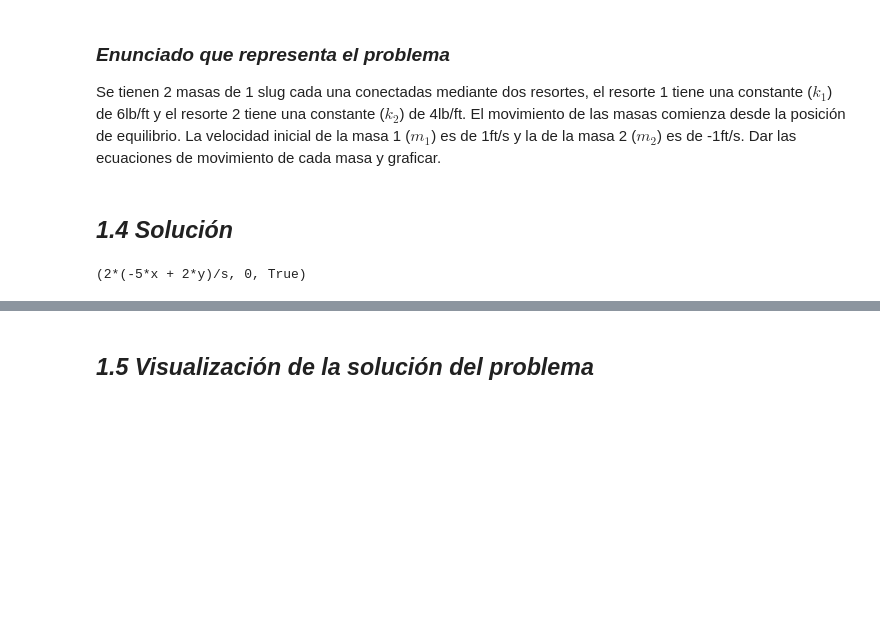
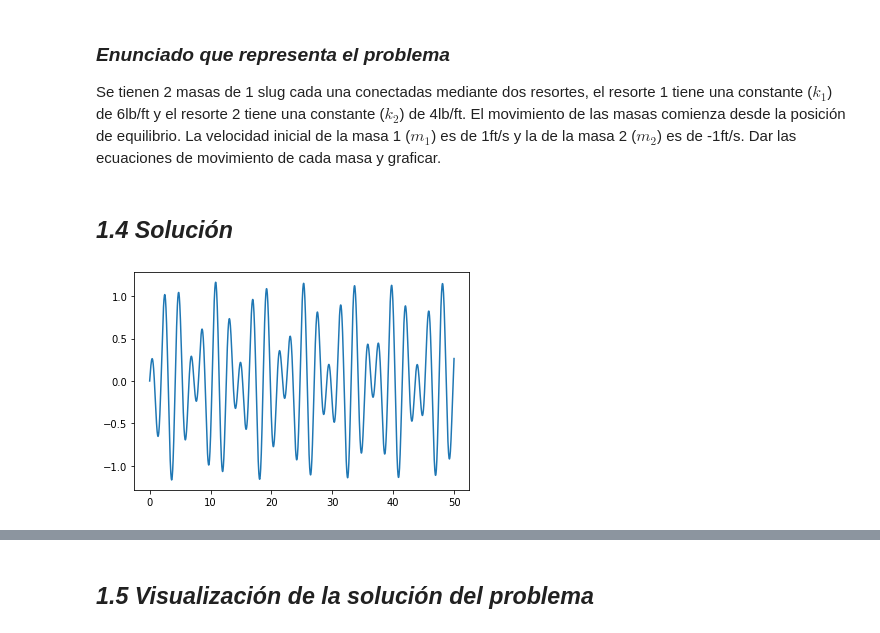
Before and after one commit to JabberTheWock/Proyecto_modulo3, a Jupyter notebook: PM3_HernandezR_MorenoH_CastellanosM.ipynb, the cells around one changed output, grey strips where cells are left out. Cells and saved outputs as stored; diff of their text form; code cells hidden in the pictures; blank space fills up the shorter version.

```diff
--- a/PM3_HernandezR_MorenoH_CastellanosM.ipynb
+++ b/PM3_HernandezR_MorenoH_CastellanosM.ipynb
@@ -60,17 +47,30 @@ x2d_0 = -1
+# %%
+# Definimos una función que nos genere la ecuación diferencial a resolver
+def ec_diferencial(x,t):
+    x1 = x[0]
+    x2 = x[1]
+    x3 = x[2]
+    x4 = x[3]
+    k1 = 6
+    k2 = 4
+    m1 = 1
+    m2 = 1
+    #aquí ponemos los valores que va a tomar cada derivada de las variables
+    dx1 = x3
+    dx2 = x4
+    dx3 = ((-k1/m1)*x1)+((k2/m1)*(x2-x1))
+    dx4 = ((-k2/m2)*x2-x1)
+    return [dx1,dx2,dx3,dx4]
 # %%
 #De acuerdo a las ecuaciones que representan al problema se definen con las variables que ya definimos
 #Se definen las funciones para las ecuaciones de movimiento de las masas
-def ec_masa1(k_1,k_2,x1,x2,m_1):
-    return (-k_1*x1)+(k_2*(x2-x1))-(m_1*sym.diff(x1,t,2))
+t = np.linspace(0,50,2000)
+x0 = np.array([0,0,1,-1])
 
-def ec_masa2(k_2,x2,x1,m_2):
-    return (-k_2)*(x2-x1)-(m_2*sym.diff(x1,t,2))
+x= odeint(ec_diferencial,x0,t)
-# %%
-#Guardamos las ecuaciones de movimiento sin resolver en variables
-# y se les aplica la transformada de Laplace
-X1_P = ec_masa1(k_1,k_2,x,y,m_1)
-X1 = laplace_transform(X1_P,t,s)
-X2_P = ec_masa2(k_2,y,x,m_2)
-X1
-# %% [output]
-(2*(-5*x + 2*y)/s, 0, True)
+# %%
+#Graficando la ecuación de x1
+
+plt.plot(t,x[:,0]);
+# %% [output]
+[figure, added]
```
Also changed, not shown: parts of 9 cells of this notebook.
